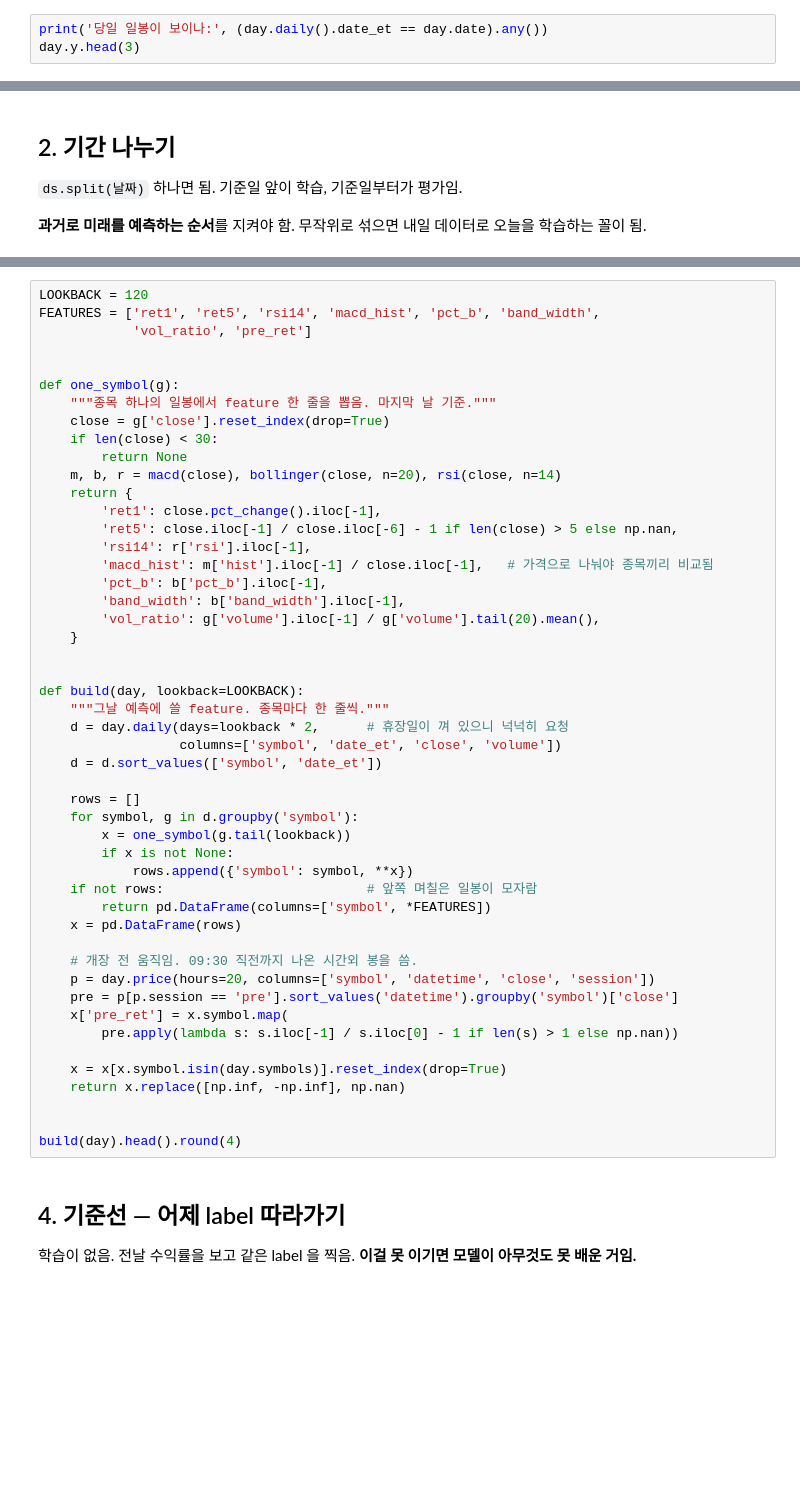
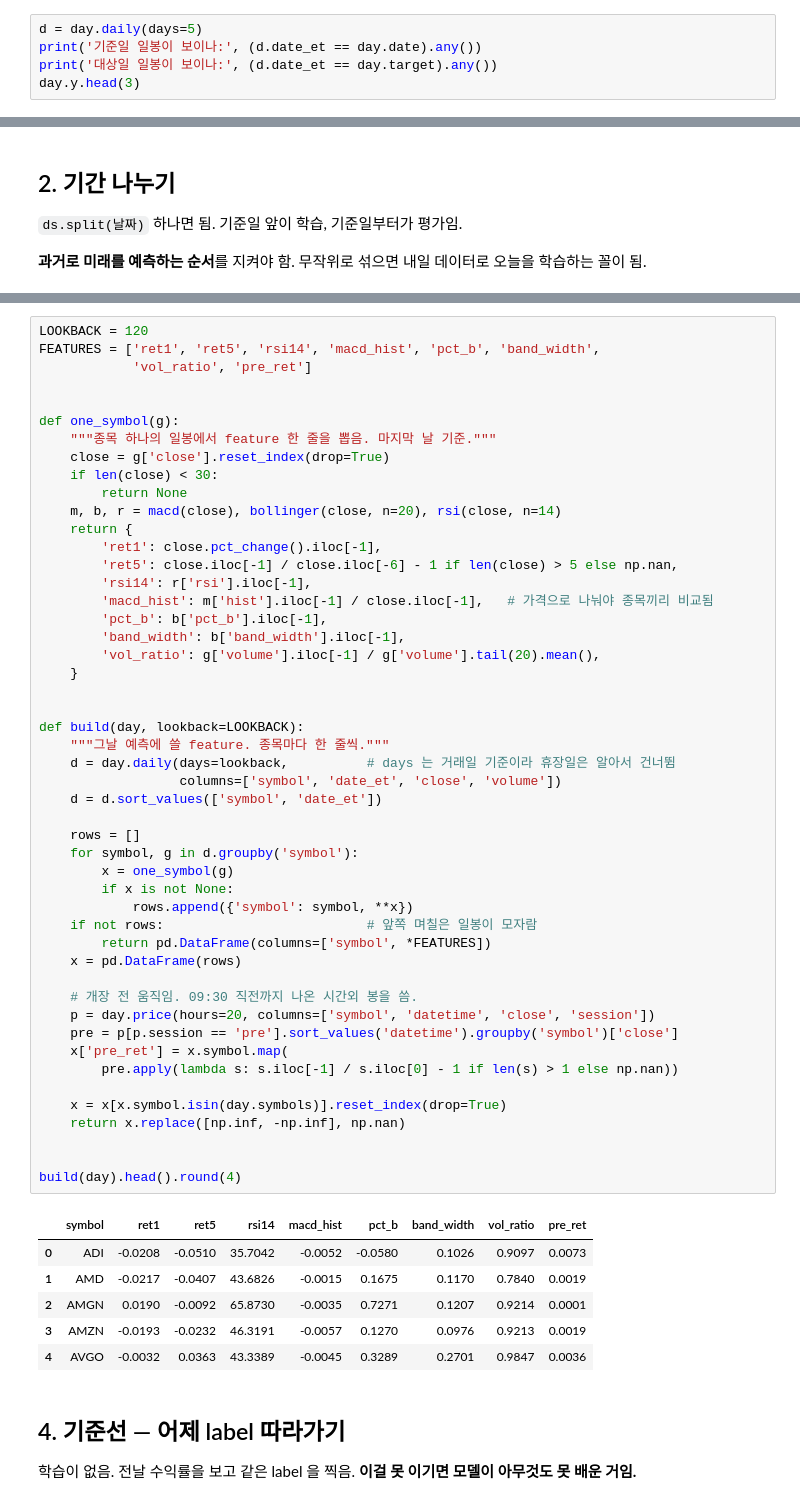
Before and after one commit to helen3823-stack/Finance, a Jupyter notebook: example/2_modeling.ipynb, the cells around one changed output, grey strips where cells are left out. Drawn from its saved outputs; the diff is of its cells as text; blank space fills up the shorter version.

```diff
--- a/example/2_modeling.ipynb
+++ b/example/2_modeling.ipynb
@@ -91,3 +100,5 @@ print('당일 봉:', sorted(set(p[p.datetime >= day.date].session)))
 # %%
-print('당일 일봉이 보이나:', (day.daily().date_et == day.date).any())
+d = day.daily(days=5)
+print('기준일 일봉이 보이나:', (d.date_et == day.date).any())
+print('대상일 일봉이 보이나:', (d.date_et == day.target).any())
 day.y.head(3)
@@ -165,35 +211,42 @@ def one_symbol(g):
         'pct_b': b['pct_b'].iloc[-1],
         'band_width': b['band_width'].iloc[-1],
         'vol_ratio': g['volume'].iloc[-1] / g['volume'].tail(20).mean(),
     }
 
 
 def build(day, lookback=LOOKBACK):
     """그날 예측에 쓸 feature. 종목마다 한 줄씩."""
-    d = day.daily(days=lookback * 2,      # 휴장일이 껴 있으니 넉넉히 요청
+    d = day.daily(days=lookback,          # days 는 거래일 기준이라 휴장일은 알아서 건너뜀
                   columns=['symbol', 'date_et', 'close', 'volume'])
     d = d.sort_values(['symbol', 'date_et'])
 
     rows = []
     for symbol, g in d.groupby('symbol'):
-        x = one_symbol(g.tail(lookback))
+        x = one_symbol(g)
         if x is not None:
             rows.append({'symbol': symbol, **x})
     if not rows:                          # 앞쪽 며칠은 일봉이 모자람
         return pd.DataFrame(columns=['symbol', *FEATURES])
     x = pd.DataFrame(rows)
 
     # 개장 전 움직임. 09:30 직전까지 나온 시간외 봉을 씀.
     p = day.price(hours=20, columns=['symbol', 'datetime', 'close', 'session'])
     pre = p[p.session == 'pre'].sort_values('datetime').groupby('symbol')['close']
     x['pre_ret'] = x.symbol.map(
         pre.apply(lambda s: s.iloc[-1] / s.iloc[0] - 1 if len(s) > 1 else np.nan))
 
     x = x[x.symbol.isin(day.symbols)].reset_index(drop=True)
     return x.replace([np.inf, -np.inf], np.nan)
 
 
 build(day).head().round(4)
+# %% [output]
+|  | symbol | ret1 | ret5 | rsi14 | macd_hist | pct_b | band_width | vol_ratio | pre_ret |
+| 0 | ADI | -0.0208 | -0.0510 | 35.7042 | -0.0052 | -0.0580 | 0.1026 | 0.9097 | 0.0073 |
+| 1 | AMD | -0.0217 | -0.0407 | 43.6826 | -0.0015 | 0.1675 | 0.1170 | 0.7840 | 0.0019 |
+| 2 | AMGN | 0.0190 | -0.0092 | 65.8730 | -0.0035 | 0.7271 | 0.1207 | 0.9214 | 0.0001 |
+| 3 | AMZN | -0.0193 | -0.0232 | 46.3191 | -0.0057 | 0.1270 | 0.0976 | 0.9213 | 0.0019 |
+| 4 | AVGO | -0.0032 | 0.0363 | 43.3389 | -0.0045 | 0.3289 | 0.2701 | 0.9847 | 0.0036 |
 # %% [markdown]
 ## 4. 기준선 — 어제 label 따라가기
 
```
Also changed, not shown: parts of 24 cells of this notebook, 9 other files.
